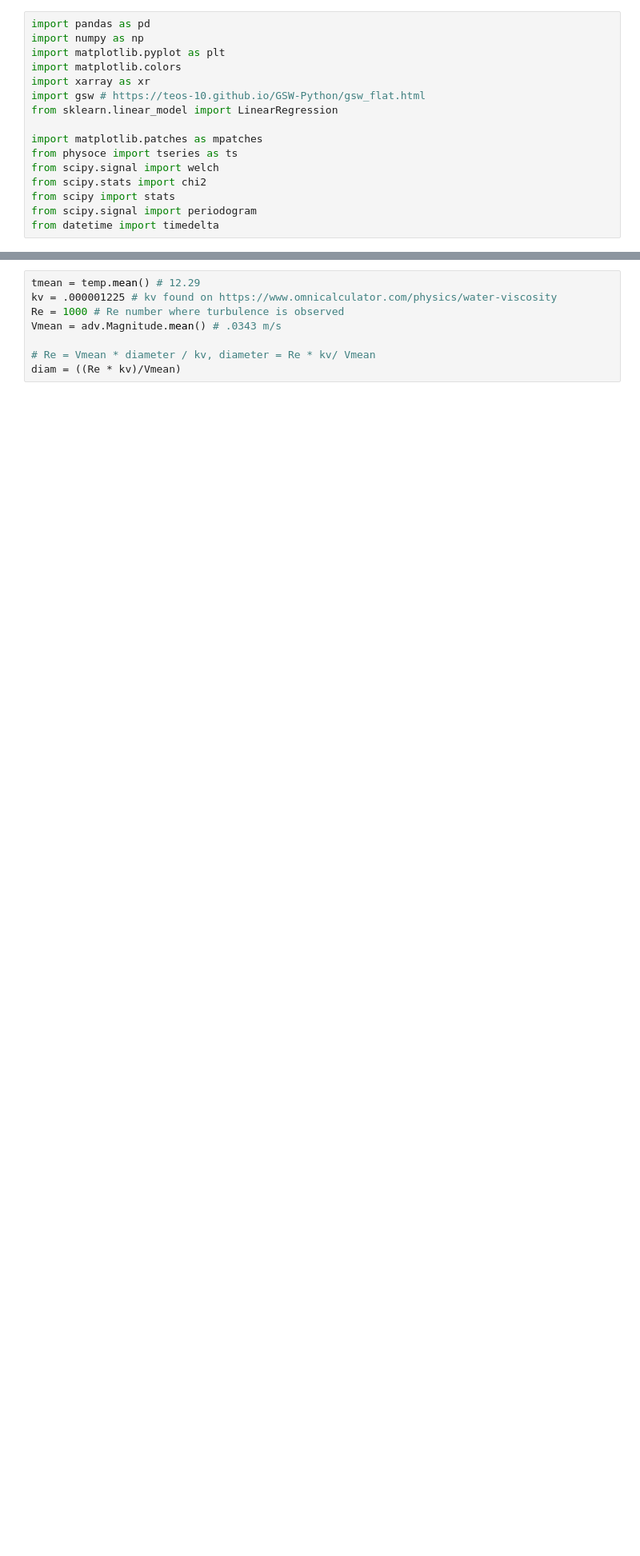
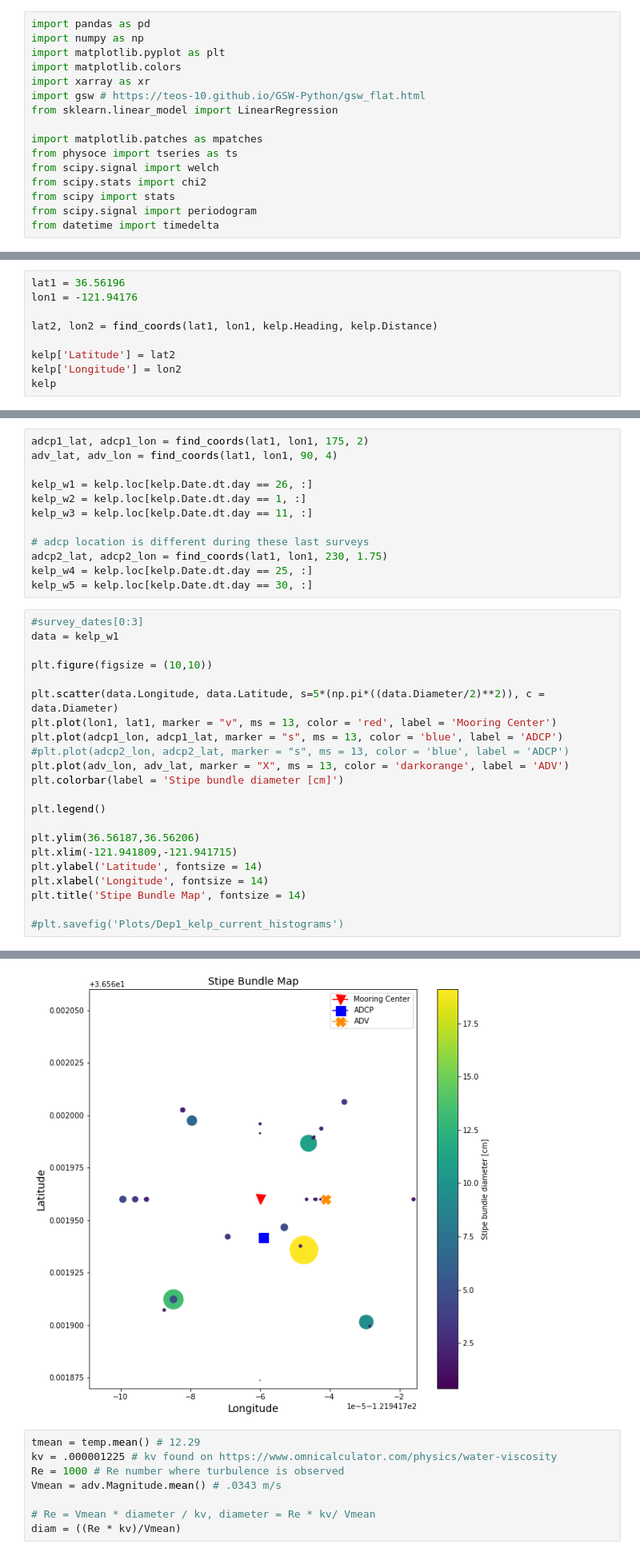
Before and after one commit to lagrady/Kelp-Forest-Hydrodynamics, a Jupyter notebook: notebooks/Kelp_hydrodynamics.ipynb, the cells around one changed output, grey strips where cells are left out. Shown: that part at 80% size. Drawn from its saved outputs; the diff is of its cells as text; blank space fills up the shorter version.

```diff
--- a/notebooks/Kelp_hydrodynamics.ipynb
+++ b/notebooks/Kelp_hydrodynamics.ipynb
@@ -16,0 +34,9 @@ from datetime import timedelta
+# %%
+lat1 = 36.56196
+lon1 = -121.94176
+
+lat2, lon2 = find_coords(lat1, lon1, kelp.Heading, kelp.Distance)
+
+kelp['Latitude'] = lat2
+kelp['Longitude'] = lon2
+kelp
@@ -16,0 +59,35 @@ from datetime import timedelta
+# %%
+adcp1_lat, adcp1_lon = find_coords(lat1, lon1, 175, 2)
+adv_lat, adv_lon = find_coords(lat1, lon1, 90, 4)
+
+kelp_w1 = kelp.loc[kelp.Date.dt.day == 26, :]
+kelp_w2 = kelp.loc[kelp.Date.dt.day == 1, :]
+kelp_w3 = kelp.loc[kelp.Date.dt.day == 11, :]
+
+# adcp location is different during these last surveys
+adcp2_lat, adcp2_lon = find_coords(lat1, lon1, 230, 1.75)
+kelp_w4 = kelp.loc[kelp.Date.dt.day == 25, :]
+kelp_w5 = kelp.loc[kelp.Date.dt.day == 30, :]
+# %%
+#survey_dates[0:3]
+data = kelp_w1
+
+plt.figure(figsize = (10,10))
+
+plt.scatter(data.Longitude, data.Latitude, s=5*(np.pi*((data.Diameter/2)**2)), c = data.Diameter)
+plt.plot(lon1, lat1, marker = "v", ms = 13, color = 'red', label = 'Mooring Center')
+plt.plot(adcp1_lon, adcp1_lat, marker = "s", ms = 13, color = 'blue', label = 'ADCP')
+#plt.plot(adcp2_lon, adcp2_lat, marker = "s", ms = 13, color = 'blue', label = 'ADCP')
+plt.plot(adv_lon, adv_lat, marker = "X", ms = 13, color = 'darkorange', label = 'ADV')
+plt.colorbar(label = 'Stipe bundle diameter [cm]')
+
+plt.legend()
+
+plt.ylim(36.56187,36.56206)
+plt.xlim(-121.941809,-121.941715)
+plt.ylabel('Latitude', fontsize = 14)
+plt.xlabel('Longitude', fontsize = 14)
+plt.title('Stipe Bundle Map', fontsize = 14)
+
+#plt.savefig('Plots/Dep1_kelp_current_histograms')
+# %% [output]
@@ -17,3 +95,4 @@ from datetime import timedelta
+[figure, added]
 # %%
 tmean = temp.mean() # 12.29
 kv = .000001225 # kv found on https://www.omnicalculator.com/physics/water-viscosity
```
Also changed, not shown: parts of 5 cells of this notebook, 2 other files.
